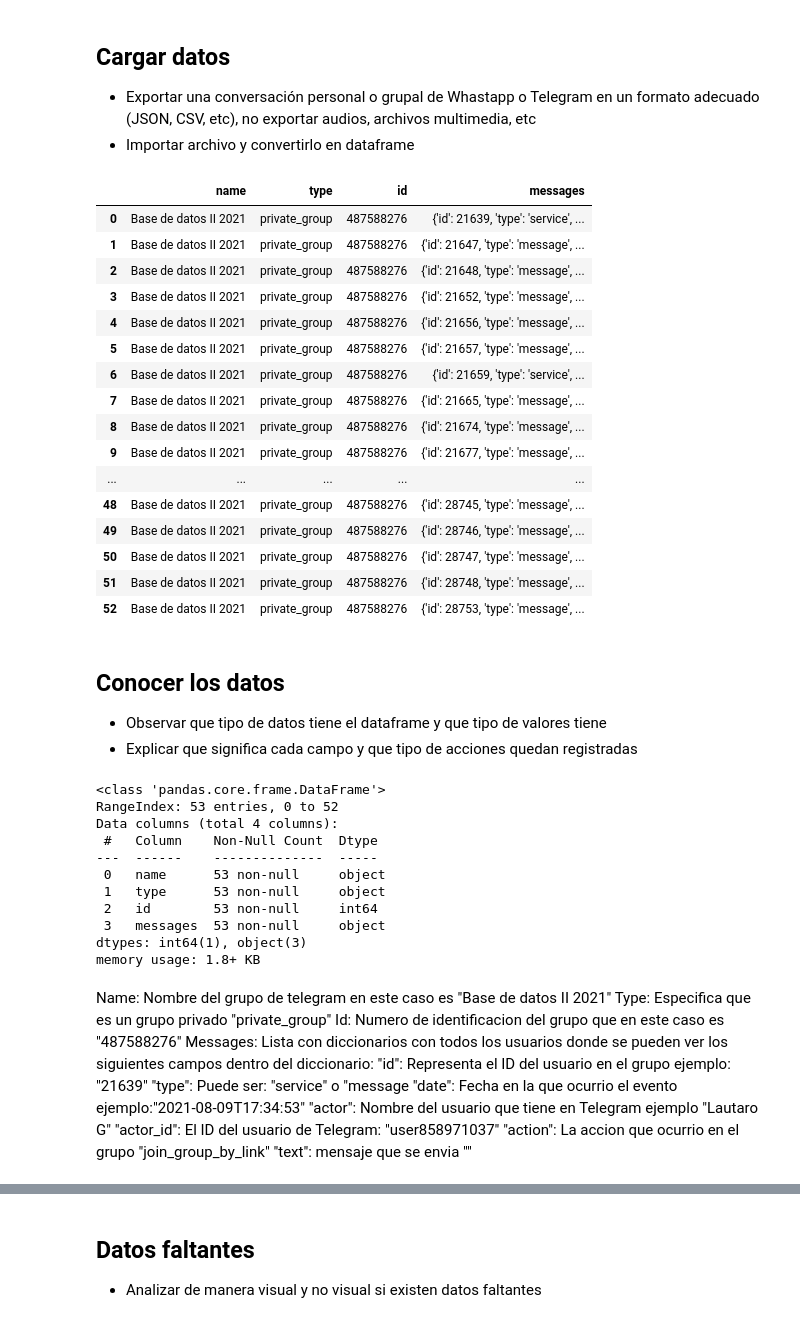
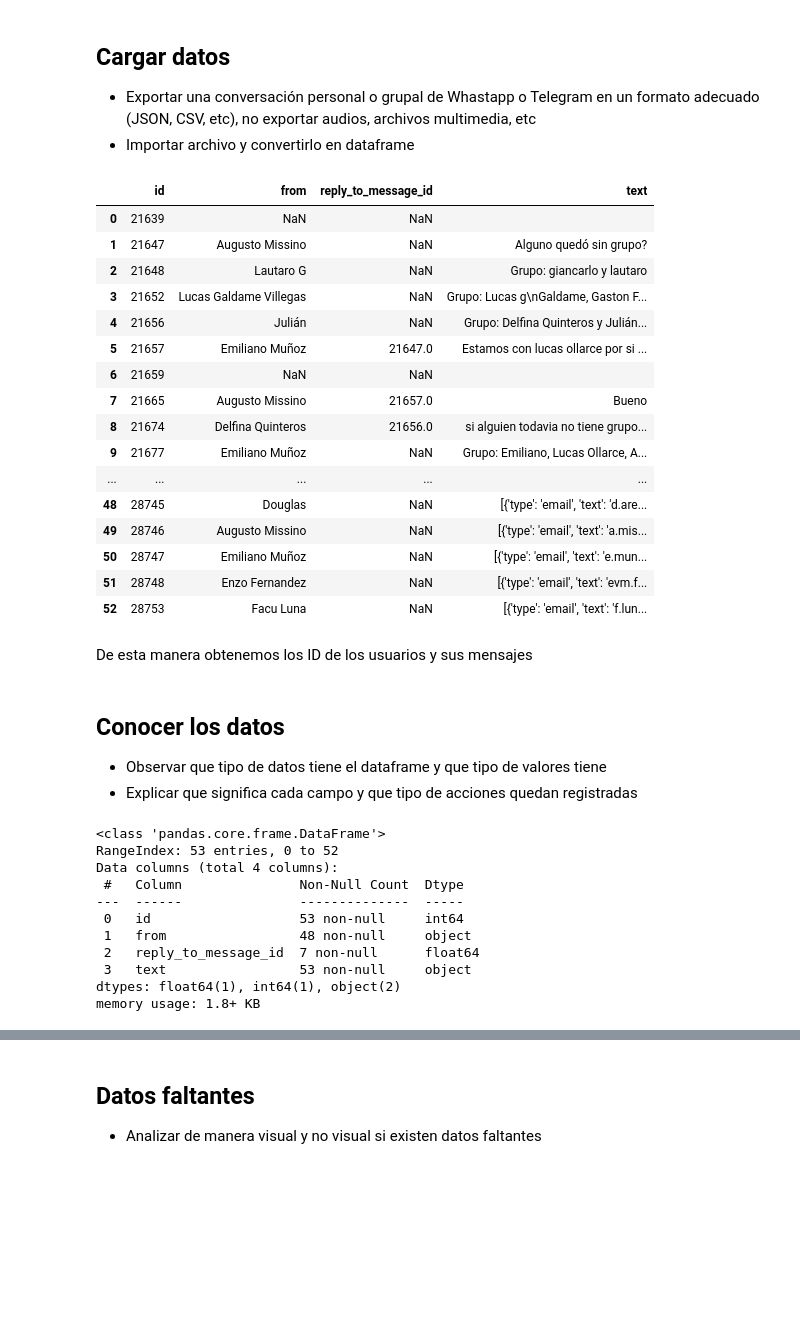
Before and after one commit to bthecs/DB2, a Jupyter notebook: tp3/TP3.ipynb, the cells around one changed output, grey strips where cells are left out. Cells and saved outputs as stored; diff of their text form; code cells hidden in the pictures; blank space fills up the shorter version.

```diff
--- a/tp3/TP3.ipynb
+++ b/tp3/TP3.ipynb
@@ -5,64 +5,62 @@
 - Exportar una conversación personal o grupal de Whastapp o Telegram en un formato adecuado (JSON, CSV, etc), no exportar audios, archivos multimedia, etc
 - Importar archivo y convertirlo en dataframe
 # %%
+import json
 import pandas as pd
+import numpy as np
 import requests
-import numpy as np
-import os
+import os, sys
 import matplotlib.pyplot as plt
 %matplotlib inline
 import seaborn as sns
 
-# Leer csv
-df = pd.read_json('../data/result.json')
 
-df
+bd2 = open('../data/result.json', encoding='utf8')
+data = json.load(bd2)
+
+
+msgs = data['messages']
+dmain = pd.DataFrame(msgs)
+
+df_new = dmain.filter(items = ['id','from', 'reply_to_message_id' ,'text'])
+
+df_new
 # %% [output]
-|  | name | type | id | messages |
-| 0 | Base de datos II 2021 | private_group | 487588276 | {'id': 21639, 'type': 'service', ... |
-| 1 | Base de datos II 2021 | private_group | 487588276 | {'id': 21647, 'type': 'message', ... |
-| 2 | Base de datos II 2021 | private_group | 487588276 | {'id': 21648, 'type': 'message', ... |
-| 3 | Base de datos II 2021 | private_group | 487588276 | {'id': 21652, 'type': 'message', ... |
-| 4 | Base de datos II 2021 | private_group | 487588276 | {'id': 21656, 'type': 'message', ... |
-| 5 | Base de datos II 2021 | private_group | 487588276 | {'id': 21657, 'type': 'message', ... |
-| 6 | Base de datos II 2021 | private_group | 487588276 | {'id': 21659, 'type': 'service', ... |
-| 7 | Base de datos II 2021 | private_group | 487588276 | {'id': 21665, 'type': 'message', ... |
-| 8 | Base de datos II 2021 | private_group | 487588276 | {'id': 21674, 'type': 'message', ... |
-| 9 | Base de datos II 2021 | private_group | 487588276 | {'id': 21677, 'type': 'message', ... |
+|  | id | from | reply_to_message_id | text |
+| 0 | 21639 | NaN | NaN |  |
+| 1 | 21647 | Augusto Missino | NaN | Alguno quedó sin grupo? |
+| 2 | 21648 | Lautaro G | NaN | Grupo: giancarlo y lautaro |
+| 3 | 21652 | Lucas Galdame Villegas | NaN | Grupo: Lucas g\nGaldame, Gaston F... |
+| 4 | 21656 | Julián | NaN | Grupo: Delfina Quinteros y Julián... |
+| 5 | 21657 | Emiliano Muñoz | 21647.0 | Estamos con lucas ollarce por si ... |
+| 6 | 21659 | NaN | NaN |  |
+| 7 | 21665 | Augusto Missino | 21657.0 | Bueno |
+| 8 | 21674 | Delfina Quinteros | 21656.0 | si alguien todavia no tiene grupo... |
+| 9 | 21677 | Emiliano Muñoz | NaN | Grupo: Emiliano, Lucas Ollarce, A... |
 | ... | ... | ... | ... | ... |
-| 48 | Base de datos II 2021 | private_group | 487588276 | {'id': 28745, 'type': 'message', ... |
-| 49 | Base de datos II 2021 | private_group | 487588276 | {'id': 28746, 'type': 'message', ... |
-| 50 | Base de datos II 2021 | private_group | 487588276 | {'id': 28747, 'type': 'message', ... |
-| 51 | Base de datos II 2021 | private_group | 487588276 | {'id': 28748, 'type': 'message', ... |
-| 52 | Base de datos II 2021 | private_group | 487588276 | {'id': 28753, 'type': 'message', ... |
+| 48 | 28745 | Douglas | NaN | [{'type': 'email', 'text': 'd.are... |
+| 49 | 28746 | Augusto Missino | NaN | [{'type': 'email', 'text': 'a.mis... |
+| 50 | 28747 | Emiliano Muñoz | NaN | [{'type': 'email', 'text': 'e.mun... |
+| 51 | 28748 | Enzo Fernandez | NaN | [{'type': 'email', 'text': 'evm.f... |
+| 52 | 28753 | Facu Luna | NaN | [{'type': 'email', 'text': 'f.lun... |
+# %% [markdown]
+De esta manera obtenemos los ID de los usuarios y sus mensajes
 # %% [markdown]
 ## Conocer los datos
 
 - Observar que tipo de datos tiene el dataframe y que tipo de valores tiene
 - Explicar que significa cada campo y que tipo de acciones quedan registradas
 # %%
-df.info()
+df_new.info()
 # %% [output]
 <class 'pandas.core.frame.DataFrame'>
 RangeIndex: 53 entries, 0 to 52
 Data columns (total 4 columns):
- #   Column    Non-Null Count  Dtype
----  ------    --------------  -----
- 0   name      53 non-null     object
- 1   type      53 non-null     object
- 2   id        53 non-null     int64
- 3   messages  53 non-null     object
-dtypes: int64(1), object(3)
+ #   Column               Non-Null Count  Dtype
+---  ------               --------------  -----
+ 0   id                   53 non-null     int64
+ 1   from                 48 non-null     object
+ 2   reply_to_message_id  7 non-null      float64
+ 3   text                 53 non-null     object
+dtypes: float64(1), int64(1), object(2)
 memory usage: 1.8+ KB
-# %% [markdown]
-Name: Nombre del grupo de telegram en este caso es "Base de datos II 2021"
-Type: Especifica que es un grupo privado "private_group"
-Id: Numero de identificacion del grupo que en este caso es "487588276"
-Messages: Lista con diccionarios con todos los usuarios donde se pueden ver los siguientes campos dentro del diccionario:
-"id": Representa el ID del usuario en el grupo ejemplo: "21639"
-"type": Puede ser: "service" o "message
-"date": Fecha en la que ocurrio el evento ejemplo:"2021-08-09T17:34:53"
-"actor": Nombre del usuario que tiene en Telegram ejemplo "Lautaro G"
-"actor_id": El ID del usuario de Telegram: "user858971037"
-"action": La accion que ocurrio en el grupo "join_group_by_link"
-"text": mensaje que se envia ""
```
Also changed, not shown: parts of 22 cells of this notebook.
